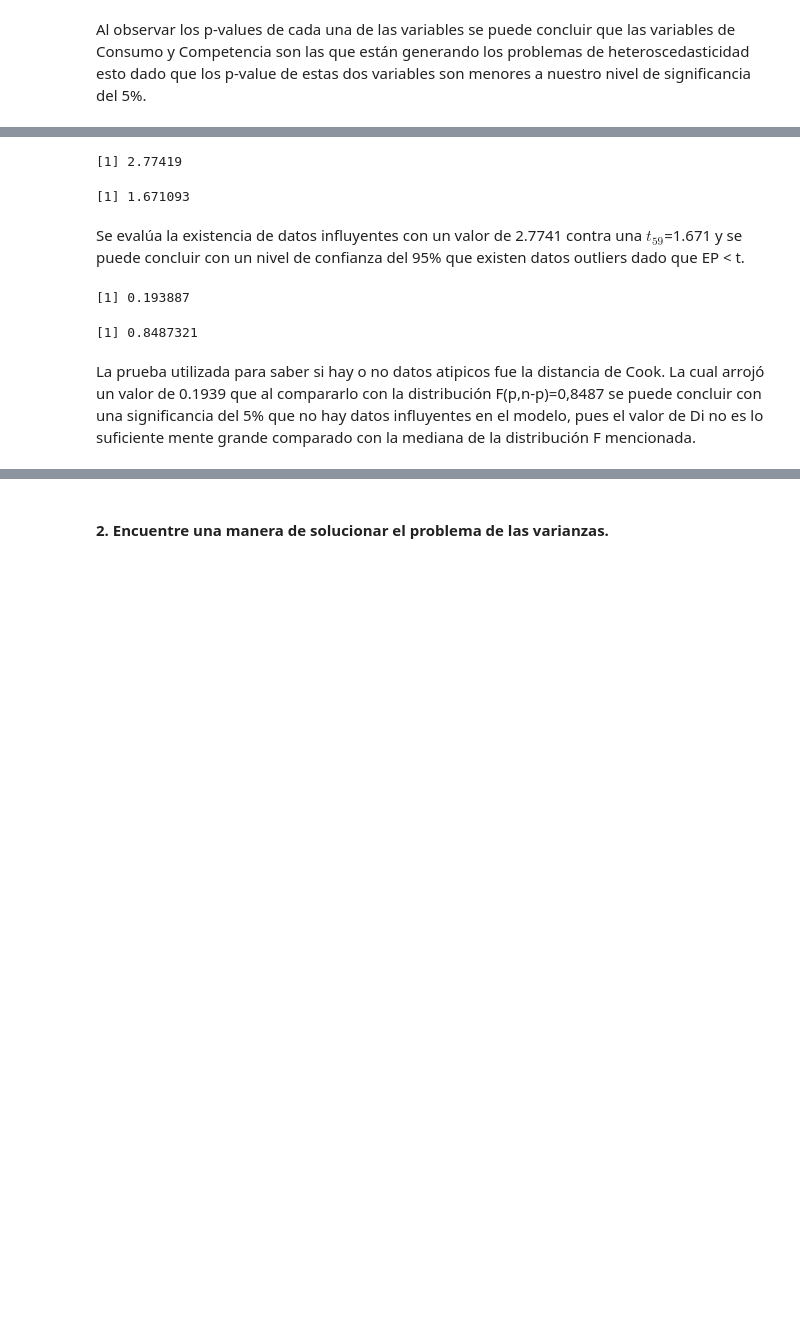
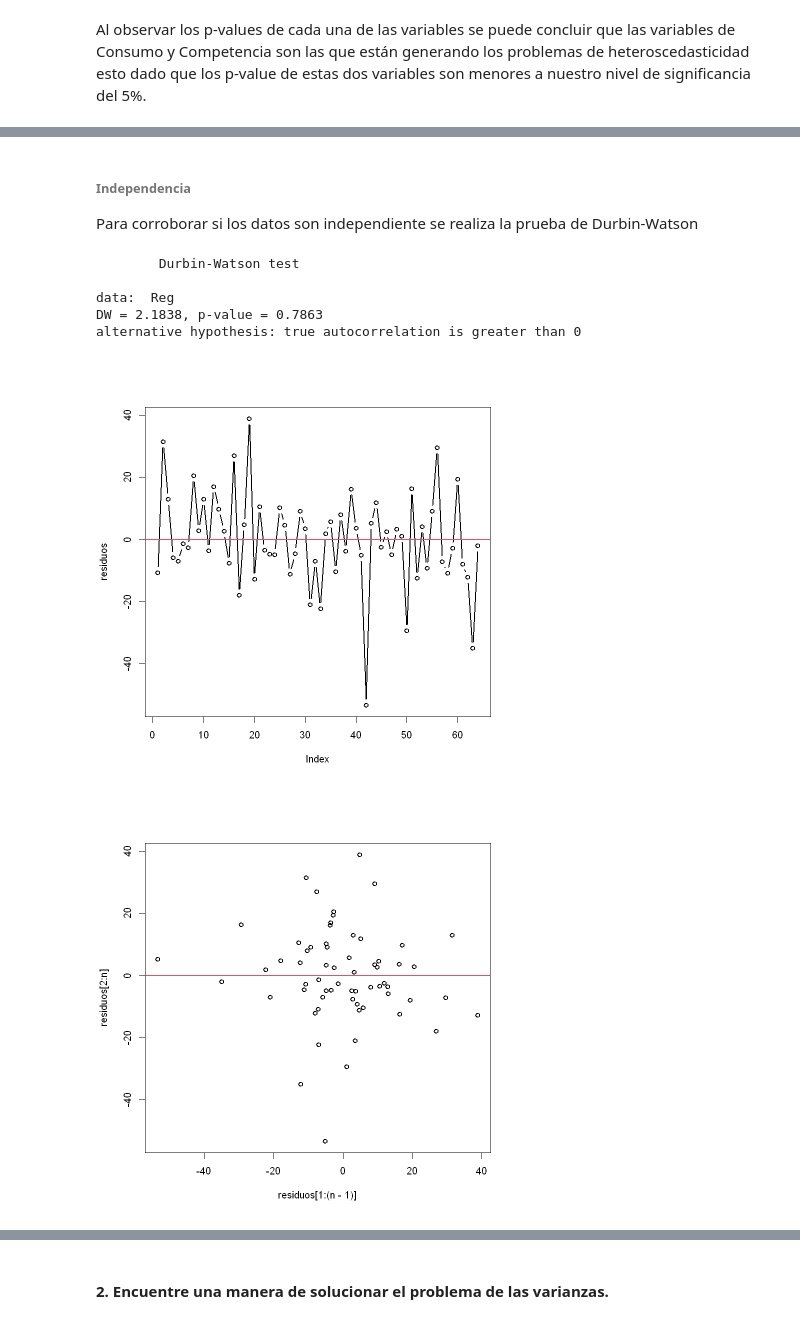
Before and after one commit to MantiMantilla/MEL-2022-2, a Jupyter notebook: Tareas/Tarea 3/Tarea 3.ipynb, the cells around one changed output, grey strips where cells are left out. Cells and saved outputs as stored; diff of their text form; code cells hidden in the pictures; blank space fills up the shorter version.

```diff
--- a/Tareas/Tarea 3/Tarea 3.ipynb
+++ b/Tareas/Tarea 3/Tarea 3.ipynb
@@ -879,15 +939,17 @@ Antes de comenzar se cargan los datos y se general em modelo de regresión linea
 # %%
-secadoras <- read.table("Archivos/secadoras.txt", head = TRUE)
-head(secadoras)
+Secadoras <- read.table("Archivos/secadoras.txt", head = TRUE)
+head(Secadoras)
+data = Secadoras
 
-y <- secadoras$ventas
-precio <- secadoras$precio
-consumo <- secadoras$consumo
-publicidad <- secadoras$publicidad
-competencia <- secadoras$competencia
+y = Secadoras$ventas
+x1 = Secadoras$precio
+x2 = Secadoras$consumo
+x3 = Secadoras$publicidad
+x4 = Secadoras$competencia
 
-modelo <- lm(y~precio+consumo+publicidad+competencia)
-summary(modelo)
+##Modelo
+Reg = lm(y ~ x1 + x2 + x3 + x4)
+summary(Reg)
 # %% [output]
 A data.frame: 6 × 5
 |  | ventas | precio | consumo | publicidad | competencia |
@@ -1087,23 +1184,17 @@ Luego, con los datos estudentizados se procede a realizar el análisis de datos
-# %%
-# Datos outliers
-p <- dim(secadoras)[2]-1
-
-t <- residuos*sqrt((n-p-1)/(sum((y-predict(modelo))^2)*(1-leve)-residuos^2))
-max(t)
-qt(0.95,n-p-1)
-# %% [output]
-[1] 2.77419
-[1] 1.671093
-# %% [markdown]
-Se evalúa la existencia de datos influyentes con un valor de 2.7741 contra una $t_{59}$=1.671 y se puede concluir con un nivel de confianza del 95% que existen datos outliers dado que EP < t.
-# %%
-# Datos influyentes - Distancia de Cook
-cd <- cooks.distance(modelo)
-max(cd)
-qf(0.5,p,n-p)
-# %% [output]
-[1] 0.193887
-[1] 0.8487321
-# %% [markdown]
-La prueba utilizada para saber si hay o no datos atipicos fue la distancia de Cook. La cual arrojó un valor de 0.1939 que al compararlo con la distribución F(p,n-p)=0,8487 se puede concluir con una significancia del 5% que no hay datos influyentes en el modelo, pues el valor de Di no es lo suficiente mente grande comparado con la mediana de
-la distribución F mencionada.
+# %% [markdown]
+###### Independencia
+Para corroborar si los datos son independiente se realiza la prueba de Durbin-Watson
+# %%
+dwtest(Reg)
+plot(residuos,type="b",lwd=2)
+abline(0,0, col=2, lwd=2)
+plot(residuos[1:(n-1)],residuos[2:n],lwd=2)
+abline(0,0, col=2, lwd=2)
+# %% [output]
+        Durbin-Watson test
+
+data:  Reg
+DW = 2.1838, p-value = 0.7863
+alternative hypothesis: true autocorrelation is greater than 0
+[figure, added]
+[figure, added]
```
Also changed, not shown: parts of 44 cells of this notebook.
